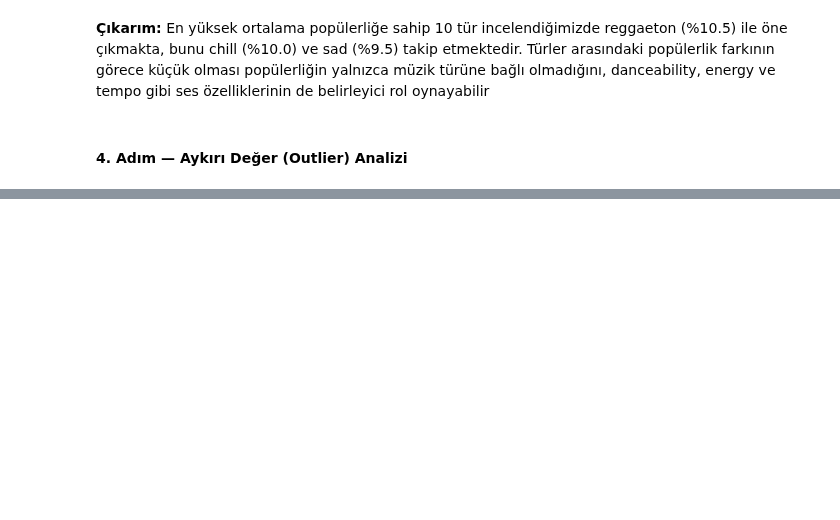
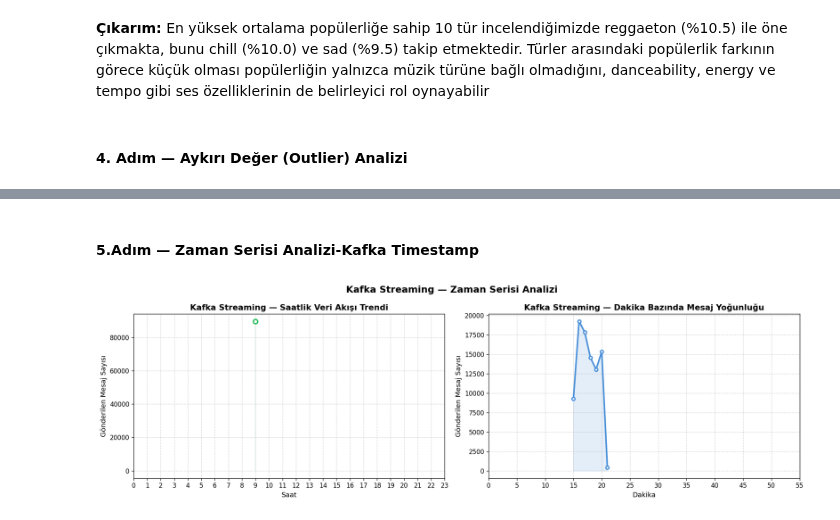
Before and after one commit to ceylinatli/spotify-bigdata-project, a Jupyter notebook: spark/notebooks/adim4_eda.ipynb, the cells around one changed output, grey strips where cells are left out. Cells and saved outputs as stored; diff of their text form; code cells hidden in the pictures; blank space fills up the shorter version.

```diff
--- a/spark/notebooks/adim4_eda.ipynb
+++ b/spark/notebooks/adim4_eda.ipynb
@@ -355,0 +459,56 @@ plt.show()
+# %% [markdown]
+#### 5.Adım — Zaman Serisi Analizi-Kafka Timestamp
+# %%
+from pyspark.sql.functions import hour, minute, col, count, to_timestamp
+
+df_time = df.withColumn("kafka_ts", to_timestamp(col("kafka_timestamp"))) \
+            .withColumn("saat", hour(col("kafka_ts"))) \
+            .withColumn("dakika", minute(col("kafka_ts")))
+
+# saatlik veri
+hourly_pd = df_time.groupBy("saat") \
+                   .agg(count("*").alias("mesaj_sayisi")) \
+                   .orderBy("saat") \
+                   .toPandas()
+
+# dakika bazında veri
+dakika_pd = df_time.groupBy("dakika") \
+                   .agg(count("*").alias("mesaj_sayisi")) \
+                   .orderBy("dakika") \
+                   .toPandas()
+
+fig, axes = plt.subplots(1, 2, figsize=(16, 5))
+fig.suptitle('Kafka Streaming — Zaman Serisi Analizi', fontsize=15, fontweight='bold')
+
+# saatlik solda
+axes[0].plot(hourly_pd['saat'], hourly_pd['mesaj_sayisi'],
+             marker='o', linewidth=2.5, color='#1DB954',
+             markersize=7, markerfacecolor='white',
+             markeredgewidth=2, markeredgecolor='#1DB954')
+axes[0].fill_between(hourly_pd['saat'], hourly_pd['mesaj_sayisi'],
+                     alpha=0.15, color='#1DB954')
+axes[0].set_title('Kafka Streaming — Saatlik Veri Akışı Trendi',
+                  fontsize=13, fontweight='bold')
+axes[0].set_xlabel('Saat', fontsize=11)
+axes[0].set_ylabel('Gönderilen Mesaj Sayısı', fontsize=11)
+axes[0].set_xticks(range(0, 24))
+axes[0].grid(True, linestyle='--', alpha=0.5)
+
+# dakika sağda
+axes[1].plot(dakika_pd['dakika'], dakika_pd['mesaj_sayisi'],
+             marker='o', linewidth=2.5, color='#4A90D9',
+             markersize=5, markerfacecolor='white',
+             markeredgewidth=2, markeredgecolor='#4A90D9')
+axes[1].fill_between(dakika_pd['dakika'], dakika_pd['mesaj_sayisi'],
+                     alpha=0.15, color='#4A90D9')
+axes[1].set_title('Kafka Streaming — Dakika Bazında Mesaj Yoğunluğu',
+                  fontsize=13, fontweight='bold')
+axes[1].set_xlabel('Dakika', fontsize=11)
+axes[1].set_ylabel('Gönderilen Mesaj Sayısı', fontsize=11)
+axes[1].set_xticks(range(0, 60, 5))
+axes[1].grid(True, linestyle='--', alpha=0.5)
+
+plt.tight_layout()
+plt.show()
+# %% [output]
+[figure, added]
```
Also changed, not shown: parts of 50 cells of this notebook.
